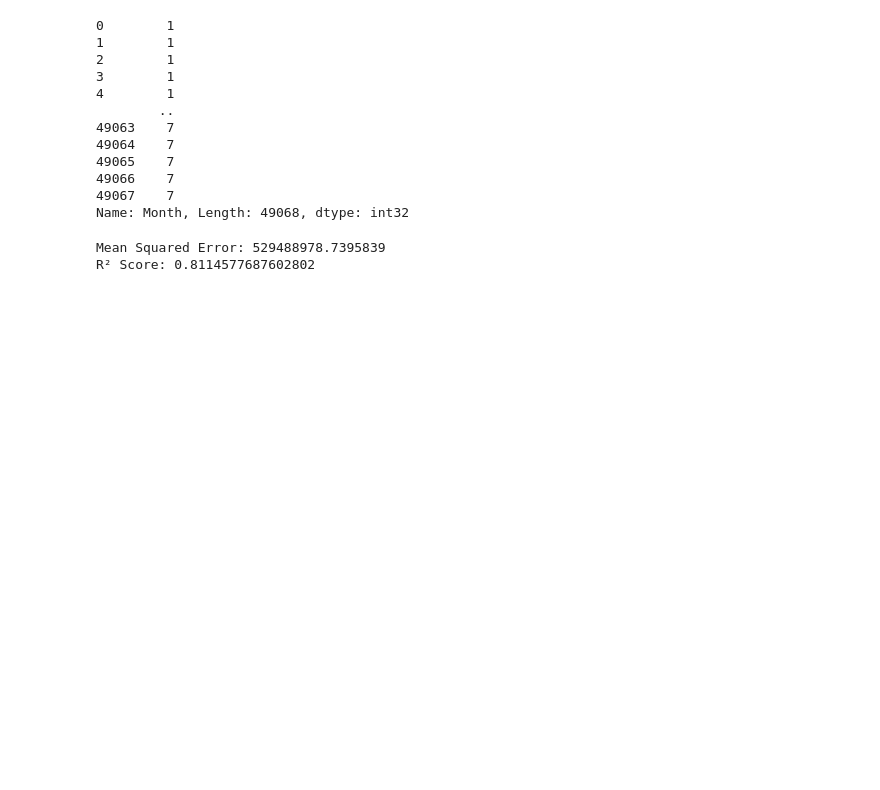
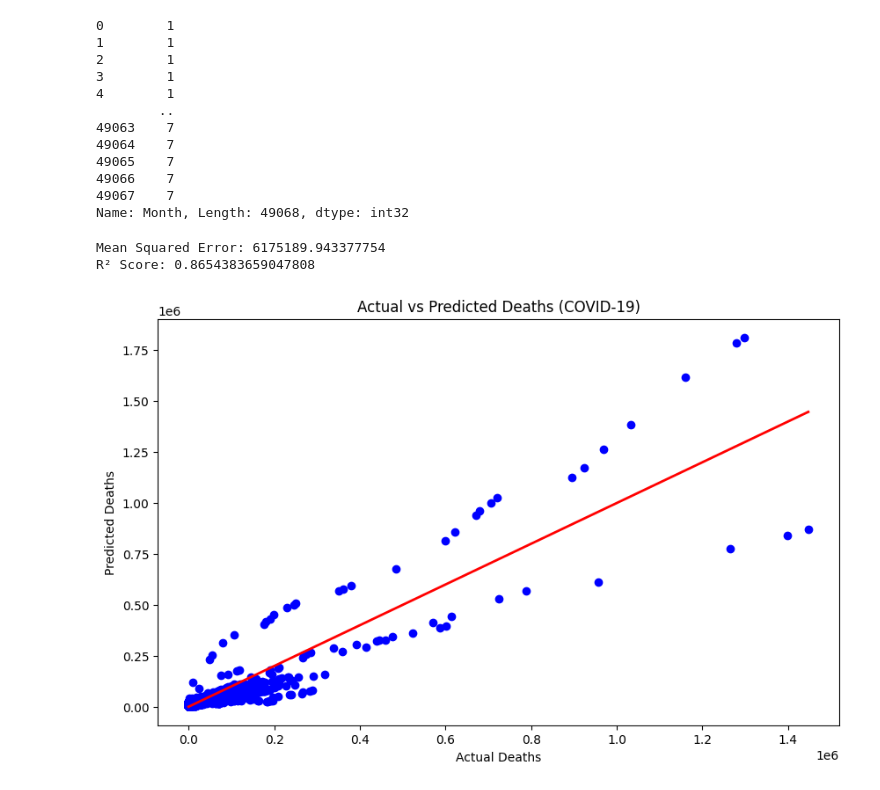
Before and after one commit to Bavya25/Data-Analysis-projects, a Jupyter notebook: Data_Analysis_projects.ipynb, the cells around one changed output. Drawn from its saved outputs; the diff is of its cells as text; code cells hidden in the pictures; blank space fills up the shorter version.

```diff
--- a/Data_Analysis_projects.ipynb
+++ b/Data_Analysis_projects.ipynb
@@ -223,27 +223,39 @@ from sklearn.model_selection import train_test_split
 from sklearn.linear_model import LinearRegression
 from sklearn.metrics import mean_squared_error, r2_score
 
-# Define features and target
-# Replace 'Your_Feature1', 'Your_Feature2', and 'Your_Target'
-# with actual column names from your DataFrame 'x'
-X = x[['Confirmed', 'Deaths']]  # Example: Using 'Confirmed' and 'Deaths' as features
-y = x['Recovered']  # Example: Using 'Recovered' as the target
+# Selecting relevant features and target
+X = x[['Confirmed', 'Recovered']]  # Features (you can include more features if available)
+y = x['Deaths']  # Target variable we want to predict
 
-# Split the data
+# Splitting the dataset into training and testing sets
 X_train, X_test, y_train, y_test = train_test_split(X, y, test_size=0.2, random_state=42)
 
-# Train the model
+# Training the Linear Regression model
 model = LinearRegression()
 model.fit(X_train, y_train)
 
-# Predict
+# Making predictions
 y_pred = model.predict(X_test)
 
-# Evaluation
+# Evaluating the model
 mse = mean_squared_error(y_test, y_pred)
 r2 = r2_score(y_test, y_pred)
+
+# Displaying the results
 print(f'Mean Squared Error: {mse}')
 print(f'R² Score: {r2}')
 # %% [output]
-Mean Squared Error: 529488978.7395839
-R² Score: 0.8114577687602802
+Mean Squared Error: 6175189.943377754
+R² Score: 0.8654383659047808
+# %%
+import matplotlib.pyplot as plt
+
+plt.figure(figsize=(10, 6))
+plt.scatter(y_test, y_pred, color='blue')
+plt.plot([min(y_test), max(y_test)], [min(y_test), max(y_test)], color='red', lw=2)
+plt.xlabel('Actual Deaths')
+plt.ylabel('Predicted Deaths')
+plt.title('Actual vs Predicted Deaths (COVID-19)')
+plt.show()
+# %% [output]
+[figure, added]
```
